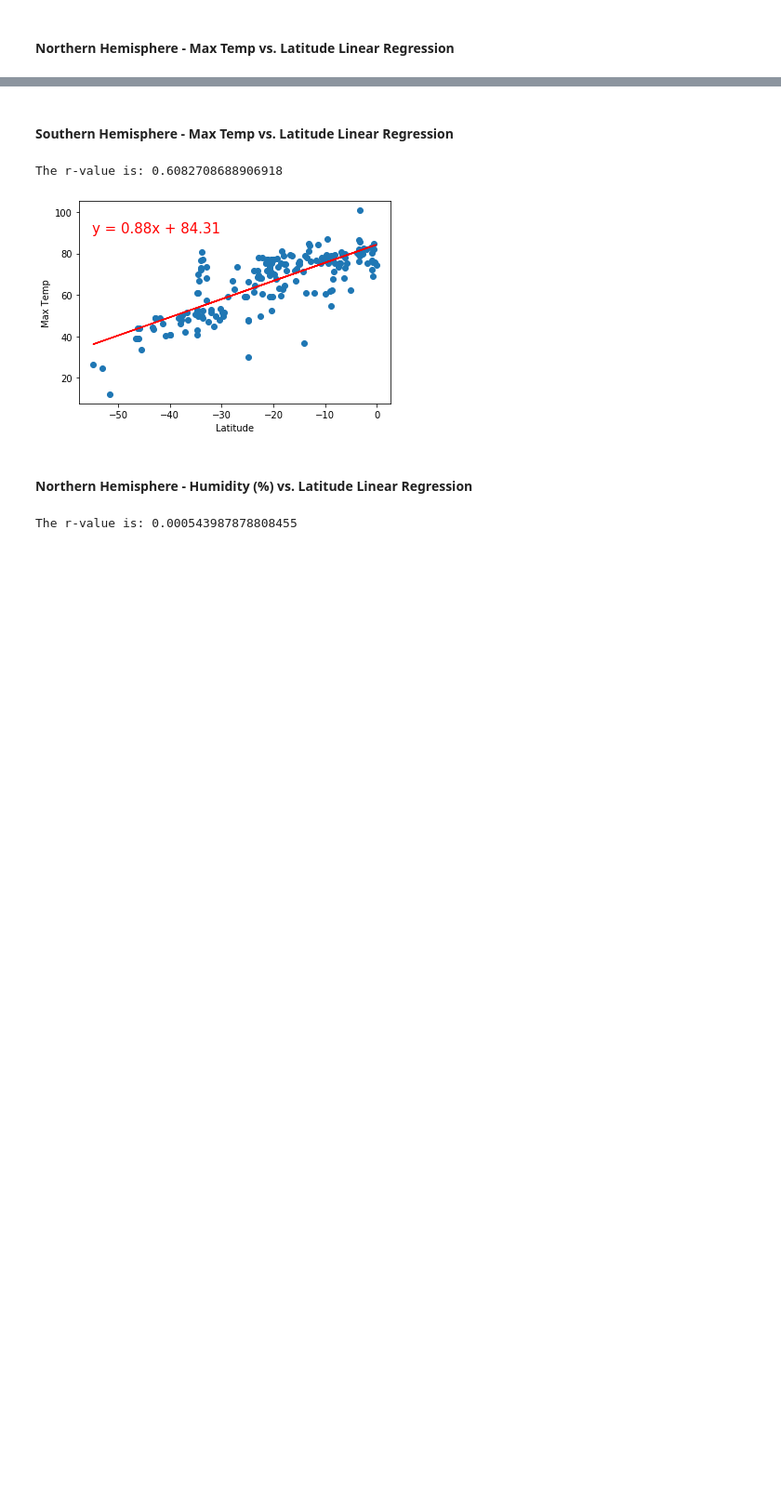
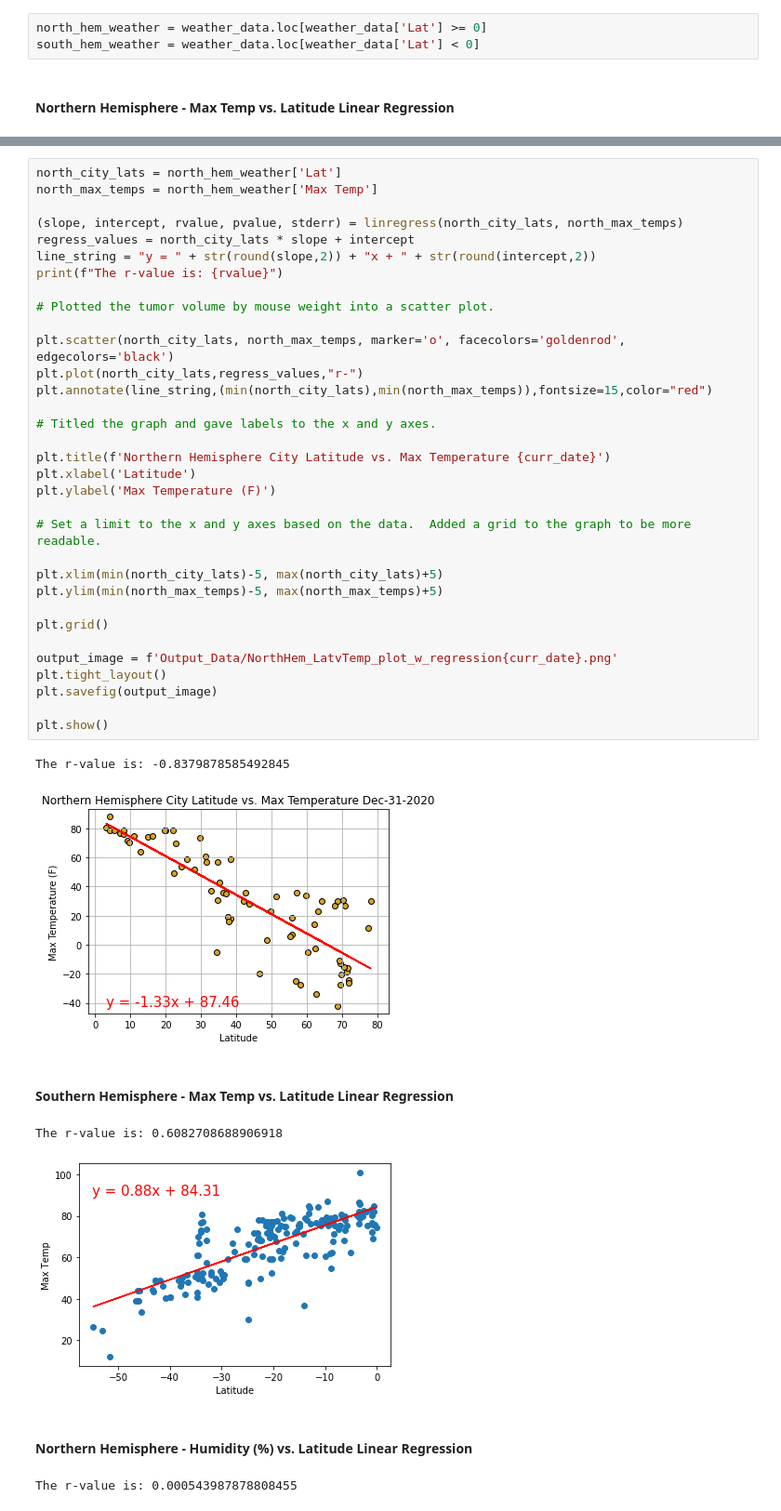
Before and after one commit to pspitzer86/Python-API-Challenge, a Jupyter notebook: WeatherPy/WeatherPy.ipynb, the cells around one changed output, grey strips where cells are left out. Shown at 93% size. Drawn from its saved outputs; the diff is of its cells as text; blank space fills up the shorter version.

Commit message:
added linear regression for north hem lat vs temp

```diff
--- a/WeatherPy/WeatherPy.ipynb
+++ b/WeatherPy/WeatherPy.ipynb
@@ -331,5 +331,8 @@ plt.show()
 [figure]
 # %% [markdown]
 ## Linear Regression
+# %%
+north_hem_weather = weather_data.loc[weather_data['Lat'] >= 0]
+south_hem_weather = weather_data.loc[weather_data['Lat'] < 0]
 # %% [markdown]
 ####  Northern Hemisphere - Max Temp vs. Latitude Linear Regression
@@ -340,3 +339,39 @@ The r-value is: 0.46937863826630627
+# %%
+north_city_lats = north_hem_weather['Lat']
+north_max_temps = north_hem_weather['Max Temp']
+
+(slope, intercept, rvalue, pvalue, stderr) = linregress(north_city_lats, north_max_temps)
+regress_values = north_city_lats * slope + intercept
+line_string = "y = " + str(round(slope,2)) + "x + " + str(round(intercept,2))
+print(f"The r-value is: {rvalue}")
+
+# Plotted the tumor volume by mouse weight into a scatter plot.
+
+plt.scatter(north_city_lats, north_max_temps, marker='o', facecolors='goldenrod', edgecolors='black')
+plt.plot(north_city_lats,regress_values,"r-")
+plt.annotate(line_string,(min(north_city_lats),min(north_max_temps)),fontsize=15,color="red")
+
+# Titled the graph and gave labels to the x and y axes.
+
+plt.title(f'Northern Hemisphere City Latitude vs. Max Temperature {curr_date}')
+plt.xlabel('Latitude')
+plt.ylabel('Max Temperature (F)')
+
+# Set a limit to the x and y axes based on the data.  Added a grid to the graph to be more readable.
+
+plt.xlim(min(north_city_lats)-5, max(north_city_lats)+5)
+plt.ylim(min(north_max_temps)-5, max(north_max_temps)+5)
+
+plt.grid()
+
+output_image = f'Output_Data/NorthHem_LatvTemp_plot_w_regression{curr_date}.png'
+plt.tight_layout()
+plt.savefig(output_image)
+
+plt.show()
+# %% [output]
+The r-value is: -0.8379878585492845
+[figure, added]
 # %% [markdown]
 ####  Southern Hemisphere - Max Temp vs. Latitude Linear Regression
 # %%
```
Also changed, not shown: parts of 1 cell of this notebook, 1 other file.
